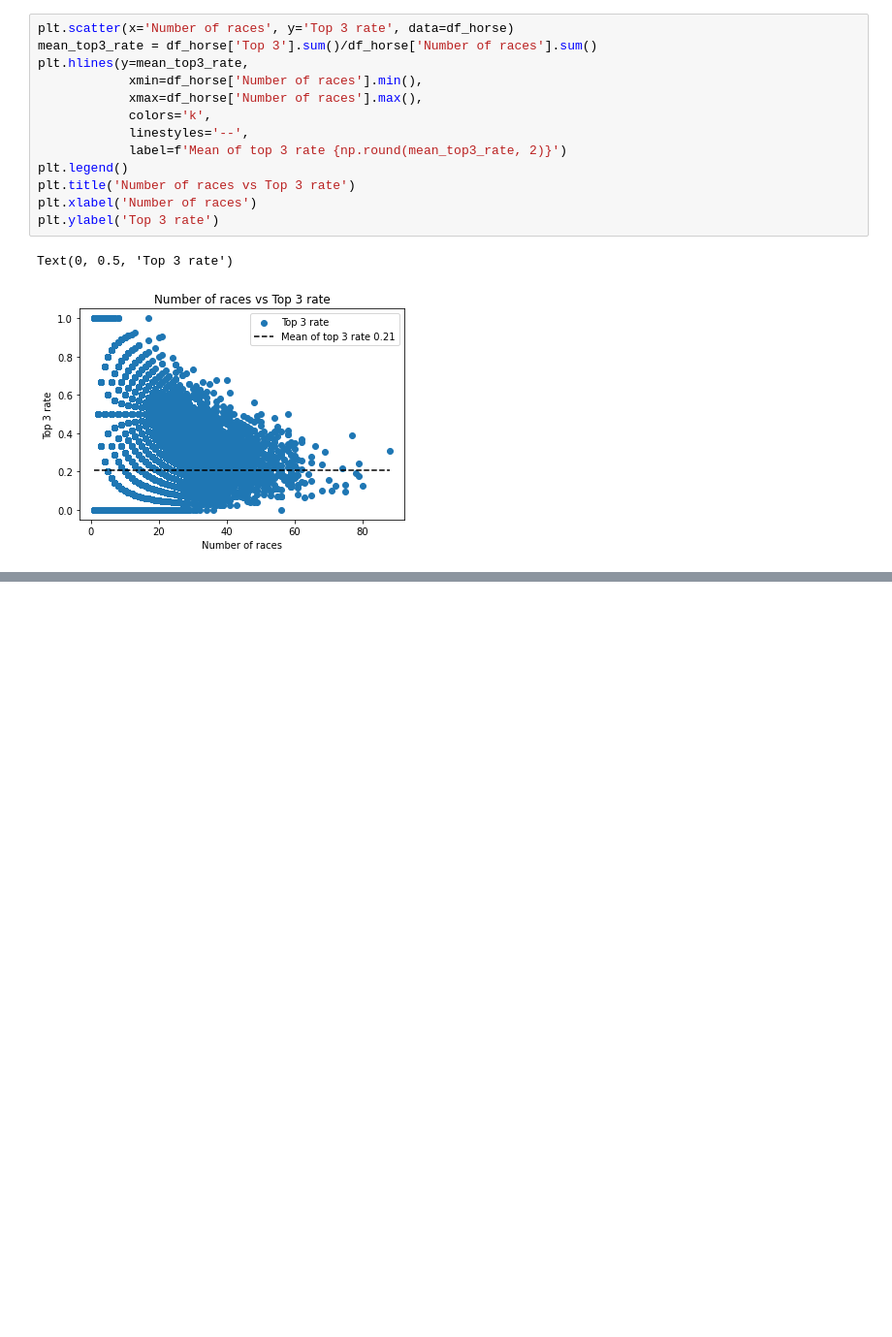
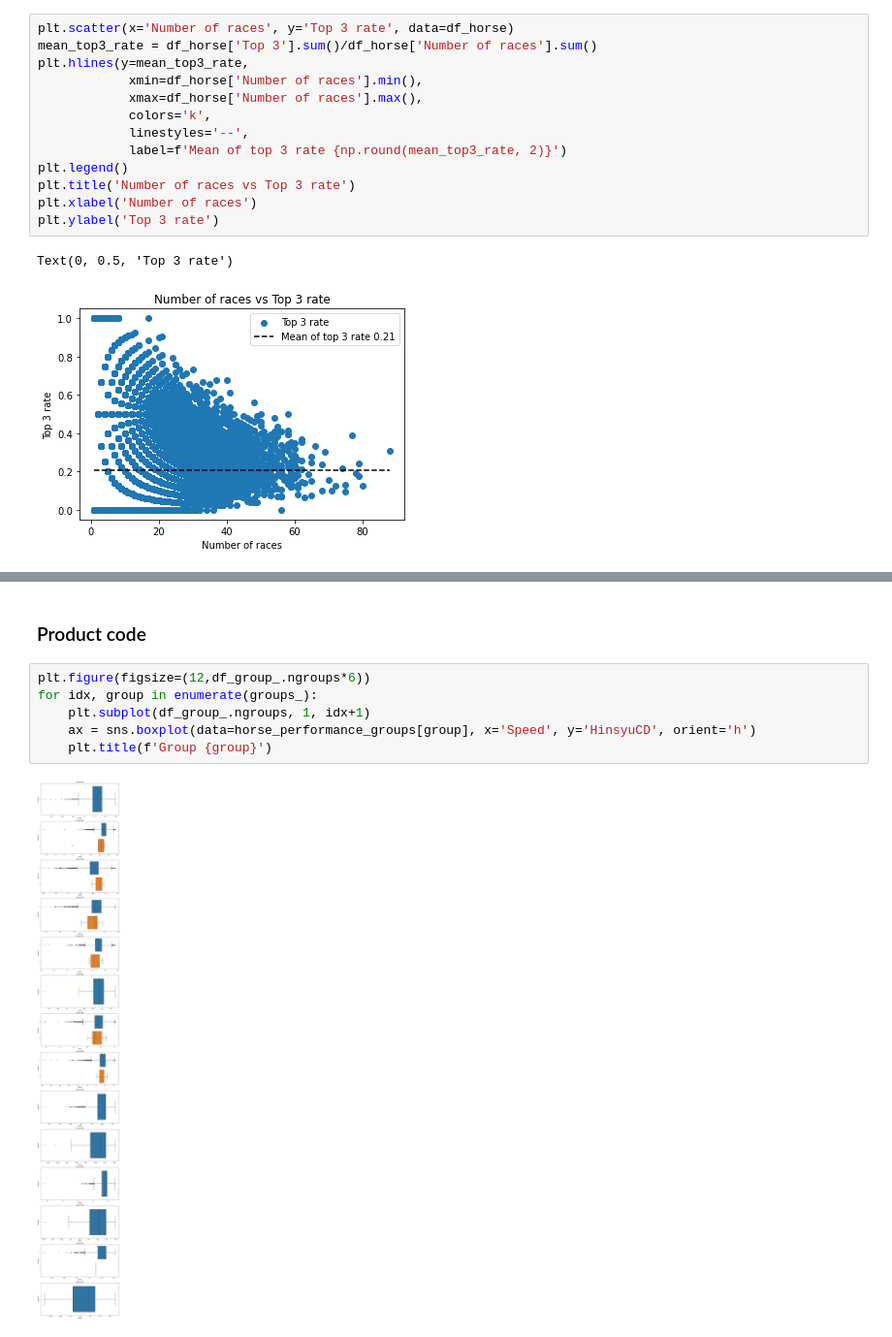
Before and after one commit to danhngan/Horse_racing_prediction, a Jupyter notebook: notebook/cleaning_EDA.ipynb, the cells around one changed output, grey strips where cells are left out. Shown: that part at 97% size. Drawn from its saved outputs; the diff is of its cells as text; blank space fills up the shorter version.

```diff
--- a/notebook/cleaning_EDA.ipynb
+++ b/notebook/cleaning_EDA.ipynb
@@ -247,0 +297,10 @@ Text(0, 0.5, 'Top 3 rate')
+# %% [markdown]
+### Product code
+# %%
+plt.figure(figsize=(12,df_group_.ngroups*6))
+for idx, group in enumerate(groups_):
+    plt.subplot(df_group_.ngroups, 1, idx+1)
+    ax = sns.boxplot(data=horse_performance_groups[group], x='Speed', y='HinsyuCD', orient='h')
+    plt.title(f'Group {group}')
+# %% [output]
+[figure, added]
```
Also changed, not shown: parts of 8 cells of this notebook.
